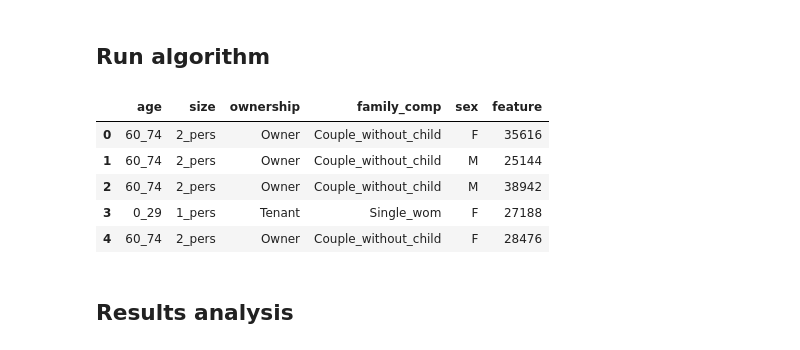
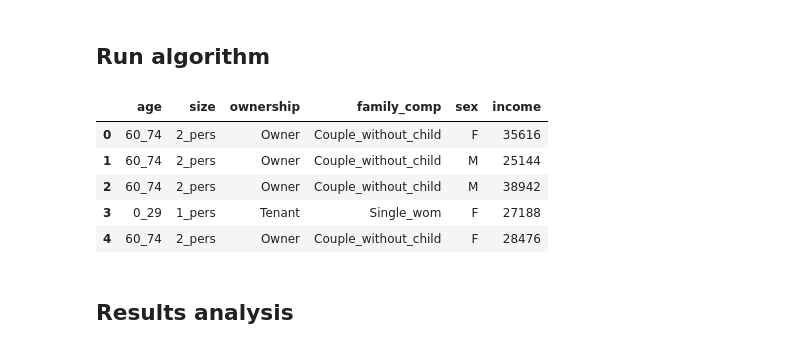
Before and after one commit to tellae/bhepop2, a Jupyter notebook: examples/demo_quantitative.ipynb, the cells around one changed output. Drawn from its saved outputs; the diff is of its cells as text; code cells hidden in the pictures.

```diff
--- a/examples/demo_quantitative.ipynb
+++ b/examples/demo_quantitative.ipynb
@@ -50,42 +50,39 @@ filosofi.head()
 # %%
 from bhepop2.enrichment.bhepop2 import QuantitativeBhepop2
 
 # Household modalities
 MODALITIES = {
     "ownership": ["Owner", "Tenant"],
     "age": ["0_29", "30_39", "40_49", "50_59", "60_74", "75_or_more"],
     "size": ["1_pers", "2_pers", "3_pers", "4_pers", "5_pers_or_more"],
     "family_comp": [
         "Single_man",
         "Single_wom",
         "Couple_without_child",
         "Couple_with_child",
         "Single_parent",
         "complex_hh",
     ],
 }
 
-# Algorithm parameters
-PARAMETERS = {
-    "abs_minimum": 0,
-    "relative_maximum": 1.5,
-    "delta_min": 1000,
-}
-
 # Optimisation preparation
 enrich_class = QuantitativeBhepop2(
-    synth_pop, filosofi, list(MODALITIES.keys()), parameters=PARAMETERS, seed=42
+    synth_pop,
+    filosofi,
+    attribute_selection=list(MODALITIES.keys()),
+    feature_name="income",
+    seed=42,
+    abs_minimum=0,
+    relative_maximum=1.5,
+    delta_min=1000
 )
 
-# Run optimisation
-enrich_class.optimise()
-
 # Assign data to synthetic population
-pop = enrich_class.assign_feature_value_to_pop()
+pop = enrich_class.assign_features()
 
 pop.head()
 # %% [output]
-|  | age | size | ownership | family_comp | sex | feature |
+|  | age | size | ownership | family_comp | sex | income |
 | 0 | 60_74 | 2_pers | Owner | Couple_without_child | F | 35616 |
 | 1 | 60_74 | 2_pers | Owner | Couple_without_child | M | 25144 |
 | 2 | 60_74 | 2_pers | Owner | Couple_without_child | M | 38942 |
```
Also changed, not shown: parts of 2 cells of this notebook, 3 other files.
